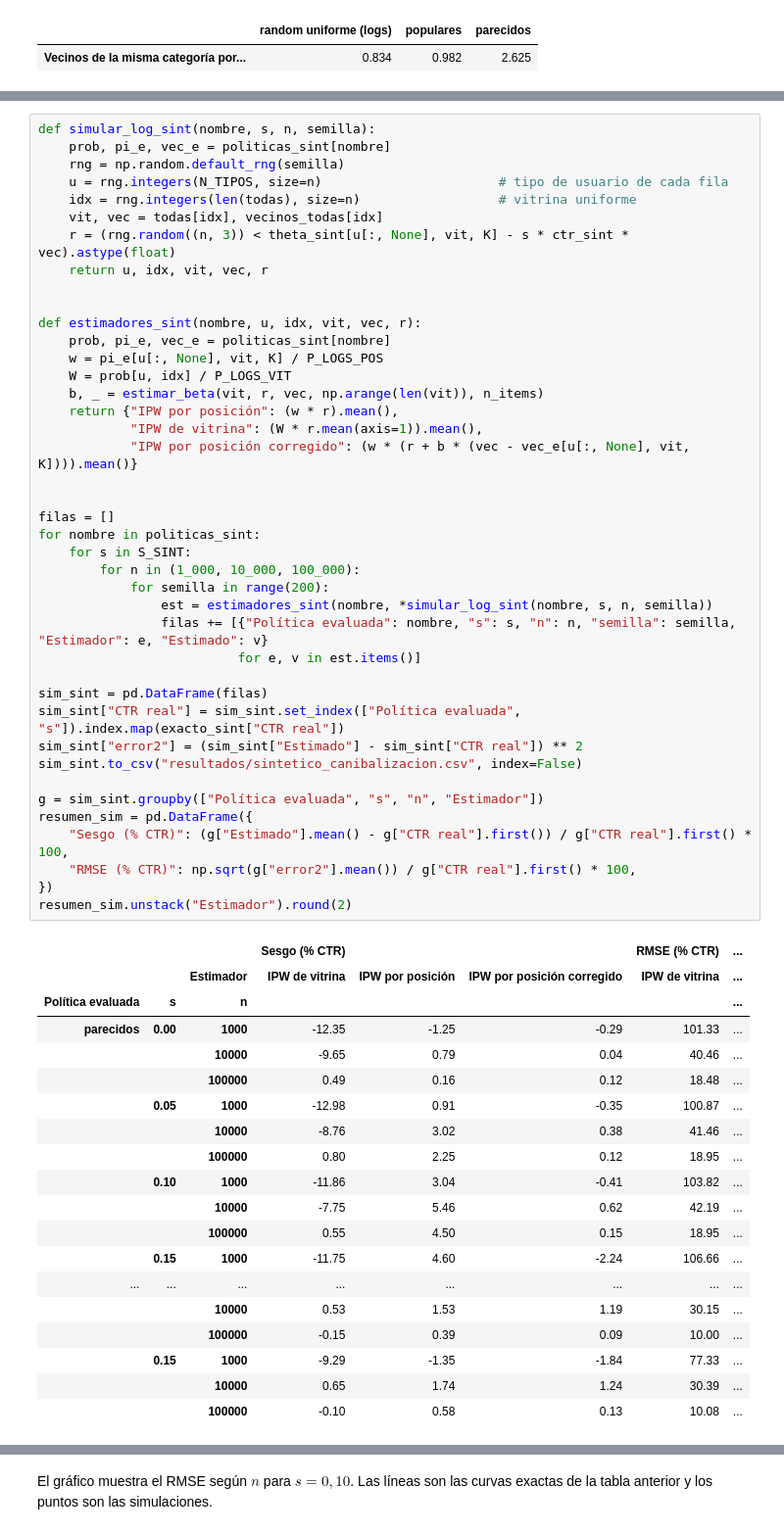
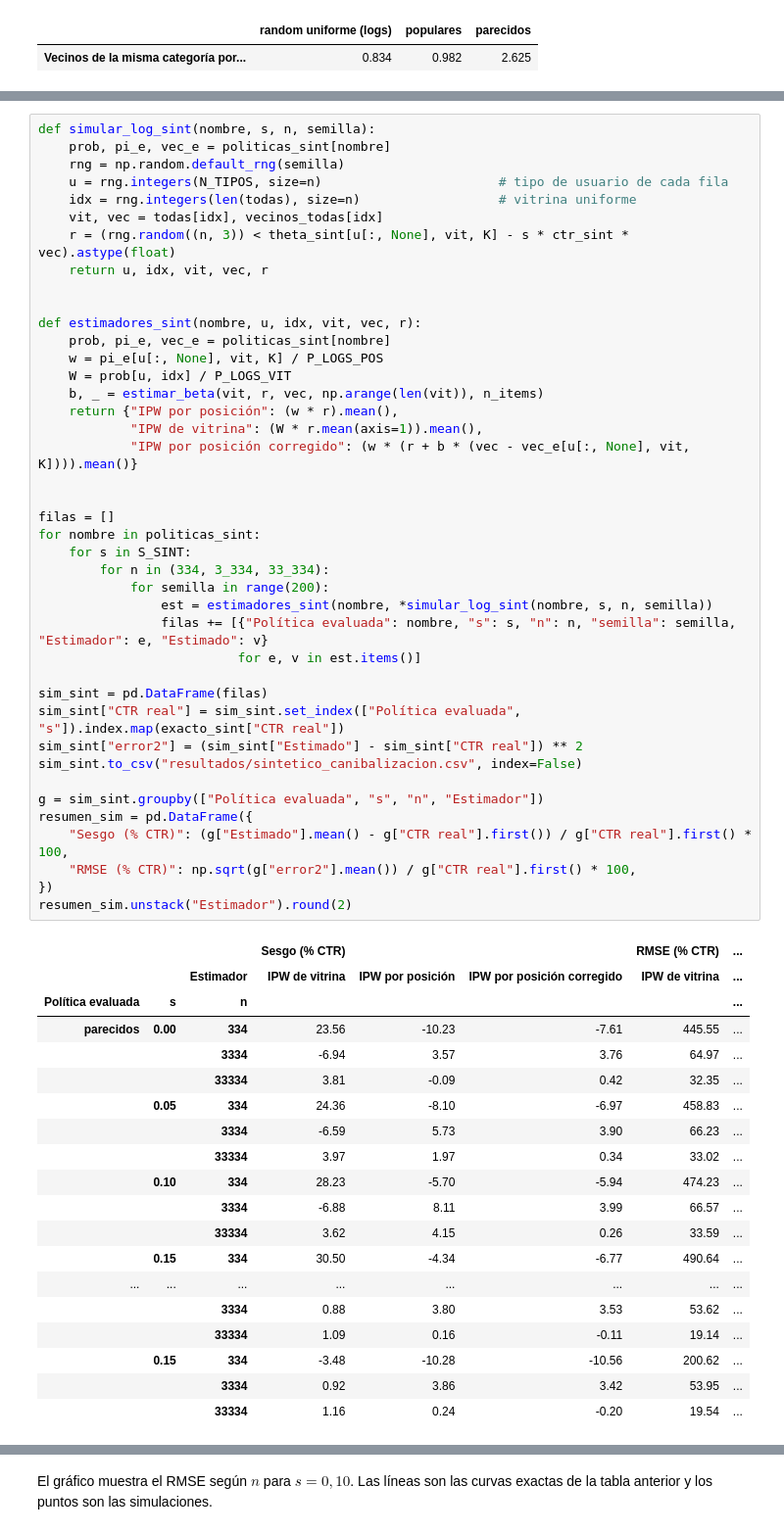
Before and after one commit to ddonosoh/OPE-Proyecto-recsys, a Jupyter notebook: canibalizacion_final.ipynb, the cells around one changed output, grey strips where cells are left out. Shown at 98% size. Saved outputs shown, nothing was run; the diff lists cells and outputs as text.

```diff
--- a/canibalizacion_final.ipynb
+++ b/canibalizacion_final.ipynb
@@ -582,48 +580,48 @@ def estimadores_sint(nombre, u, idx, vit, vec, r):
     W = prob[u, idx] / P_LOGS_VIT
     b, _ = estimar_beta(vit, r, vec, np.arange(len(vit)), n_items)
     return {"IPW por posición": (w * r).mean(),
             "IPW de vitrina": (W * r.mean(axis=1)).mean(),
             "IPW por posición corregido": (w * (r + b * (vec - vec_e[u[:, None], vit, K]))).mean()}
 
 
 filas = []
 for nombre in politicas_sint:
     for s in S_SINT:
-        for n in (1_000, 10_000, 100_000):
+        for n in (334, 3_334, 33_334):
             for semilla in range(200):
                 est = estimadores_sint(nombre, *simular_log_sint(nombre, s, n, semilla))
                 filas += [{"Política evaluada": nombre, "s": s, "n": n, "semilla": semilla, "Estimador": e, "Estimado": v}
                           for e, v in est.items()]
 
 sim_sint = pd.DataFrame(filas)
 sim_sint["CTR real"] = sim_sint.set_index(["Política evaluada", "s"]).index.map(exacto_sint["CTR real"])
 sim_sint["error2"] = (sim_sint["Estimado"] - sim_sint["CTR real"]) ** 2
 sim_sint.to_csv("resultados/sintetico_canibalizacion.csv", index=False)
 
 g = sim_sint.groupby(["Política evaluada", "s", "n", "Estimador"])
 resumen_sim = pd.DataFrame({
     "Sesgo (% CTR)": (g["Estimado"].mean() - g["CTR real"].first()) / g["CTR real"].first() * 100,
     "RMSE (% CTR)": np.sqrt(g["error2"].mean()) / g["CTR real"].first() * 100,
 })
 resumen_sim.unstack("Estimador").round(2)
 # %% [output]
 |  |  |  | Sesgo (% CTR) |  |  | RMSE (% CTR) | ... |
 |  |  | Estimador | IPW de vitrina | IPW por posición | IPW por posición corregido | IPW de vitrina | ... |
 | Política evaluada | s | n |  |  |  |  | ... |
-| parecidos | 0.00 | 1000 | -12.35 | -1.25 | -0.29 | 101.33 | ... |
-|  |  | 10000 | -9.65 | 0.79 | 0.04 | 40.46 | ... |
-|  |  | 100000 | 0.49 | 0.16 | 0.12 | 18.48 | ... |
-|  | 0.05 | 1000 | -12.98 | 0.91 | -0.35 | 100.87 | ... |
-|  |  | 10000 | -8.76 | 3.02 | 0.38 | 41.46 | ... |
-|  |  | 100000 | 0.80 | 2.25 | 0.12 | 18.95 | ... |
-|  | 0.10 | 1000 | -11.86 | 3.04 | -0.41 | 103.82 | ... |
-|  |  | 10000 | -7.75 | 5.46 | 0.62 | 42.19 | ... |
-|  |  | 100000 | 0.55 | 4.50 | 0.15 | 18.95 | ... |
-|  | 0.15 | 1000 | -11.75 | 4.60 | -2.24 | 106.66 | ... |
+| parecidos | 0.00 | 334 | 23.56 | -10.23 | -7.61 | 445.55 | ... |
+|  |  | 3334 | -6.94 | 3.57 | 3.76 | 64.97 | ... |
+|  |  | 33334 | 3.81 | -0.09 | 0.42 | 32.35 | ... |
+|  | 0.05 | 334 | 24.36 | -8.10 | -6.97 | 458.83 | ... |
+|  |  | 3334 | -6.59 | 5.73 | 3.90 | 66.23 | ... |
+|  |  | 33334 | 3.97 | 1.97 | 0.34 | 33.02 | ... |
+|  | 0.10 | 334 | 28.23 | -5.70 | -5.94 | 474.23 | ... |
+|  |  | 3334 | -6.88 | 8.11 | 3.99 | 66.57 | ... |
+|  |  | 33334 | 3.62 | 4.15 | 0.26 | 33.59 | ... |
+|  | 0.15 | 334 | 30.50 | -4.34 | -6.77 | 490.64 | ... |
 | ... | ... | ... | ... | ... | ... | ... | ... |
-|  |  | 10000 | 0.53 | 1.53 | 1.19 | 30.15 | ... |
-|  |  | 100000 | -0.15 | 0.39 | 0.09 | 10.00 | ... |
-|  | 0.15 | 1000 | -9.29 | -1.35 | -1.84 | 77.33 | ... |
-|  |  | 10000 | 0.65 | 1.74 | 1.24 | 30.39 | ... |
-|  |  | 100000 | -0.10 | 0.58 | 0.13 | 10.08 | ... |
+|  |  | 3334 | 0.88 | 3.80 | 3.53 | 53.62 | ... |
+|  |  | 33334 | 1.09 | 0.16 | -0.11 | 19.14 | ... |
+|  | 0.15 | 334 | -3.48 | -10.28 | -10.56 | 200.62 | ... |
+|  |  | 3334 | 0.92 | 3.86 | 3.42 | 53.95 | ... |
+|  |  | 33334 | 1.16 | 0.24 | -0.20 | 19.54 | ... |
 # %% [markdown]
```
Also changed, not shown: parts of 36 cells of this notebook, 6 other files.
